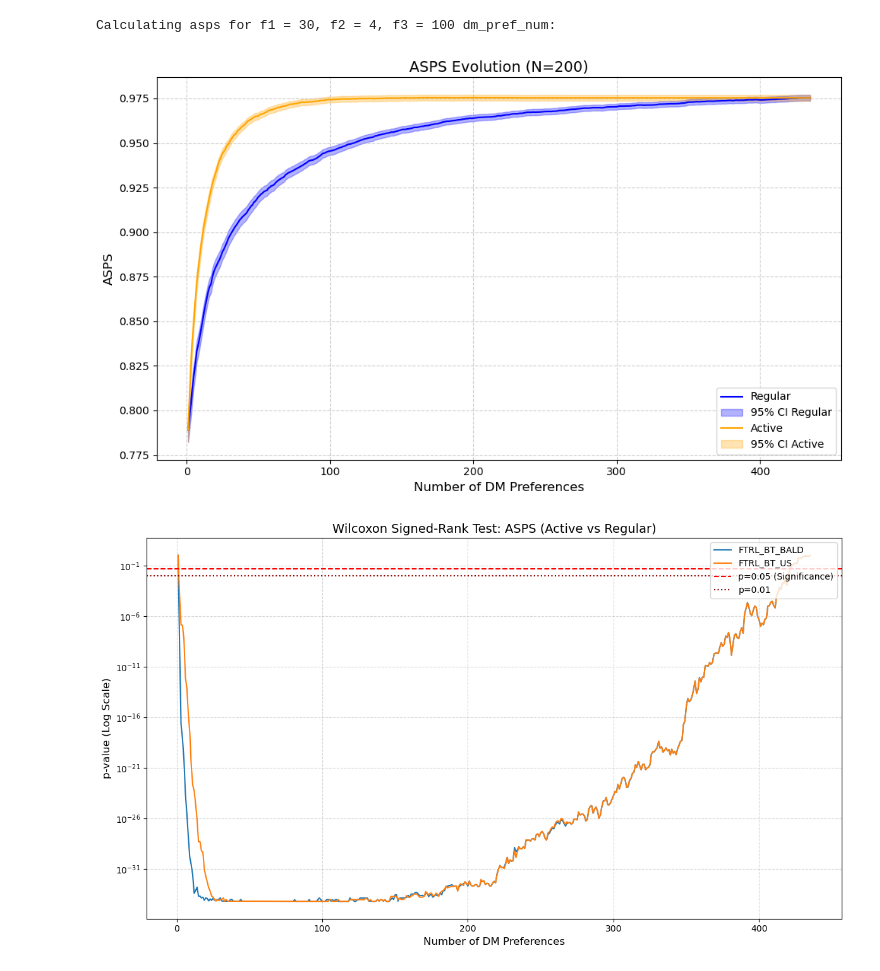
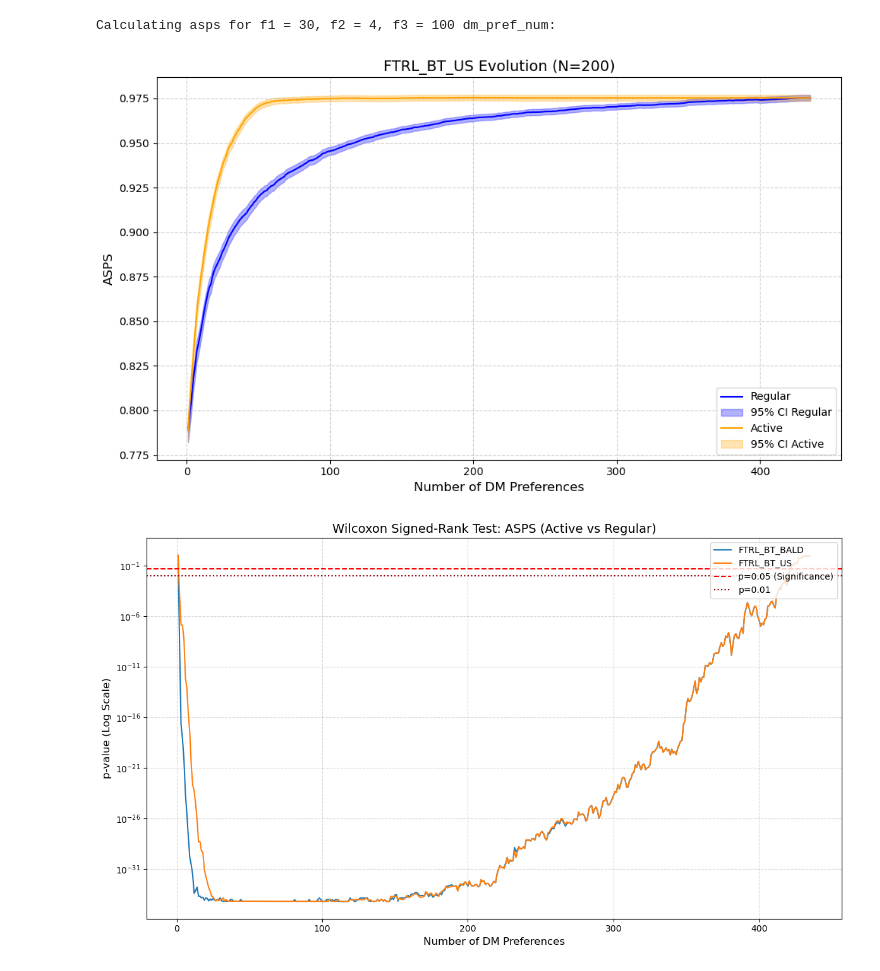
Before and after one commit to marcgrillo/Active_POR, a Jupyter notebook: show_res_new_BT.ipynb, the cells around one changed output. Saved outputs shown, nothing was run; the diff lists cells and outputs as text; code cells hidden in the pictures.

```diff
--- a/show_res_new_BT.ipynb
+++ b/show_res_new_BT.ipynb
@@ -28,7 +28,7 @@ sub_folds = ['BAYES_BT_BALD', #0
              'FTRL_LIN_BALD', #6
              'FTRL_LIN_US' #7
              ]
-SUB_FOLD = sub_folds[0]
+SUB_FOLD = sub_folds[5]
 
 # 2. Wilcoxon Test Plot
 SUB_FOLDS_WILK = [
@@ -90,11 +90,11 @@ Calculating asrs for f1 = 30, f2 = 4, f3 = 100 dm_pref_num:
 # %%
 #CALCULATE_METRICS = True
 runner.compute_asps(force=CALCULATE_METRICS)
-plot_metric_results('asps', F1, F2, F3, HM, NUM_DM_DEC, DATASET_FOLD, SUB_FOLD)
+plot_metric_results('asps', F1, F2, F3, HM, NUM_DM_DEC, DATASET_FOLD, SUB_FOLD, save_figs=True)
 plot_wilcoxon_test('asps', F1, F2, F3, HM, NUM_DM_DEC, DATASET_FOLD, SUB_FOLDS_WILK, save_figs=True)
 # %% [output]
 Calculating asps for f1 = 30, f2 = 4, f3 = 100 dm_pref_num:
-[figure, old version]
+[figure, new version]
 [figure]
 # %%
 #CALCULATE_METRICS = True
```
Also changed, not shown: parts of 4 cells of this notebook, 1 other file.
